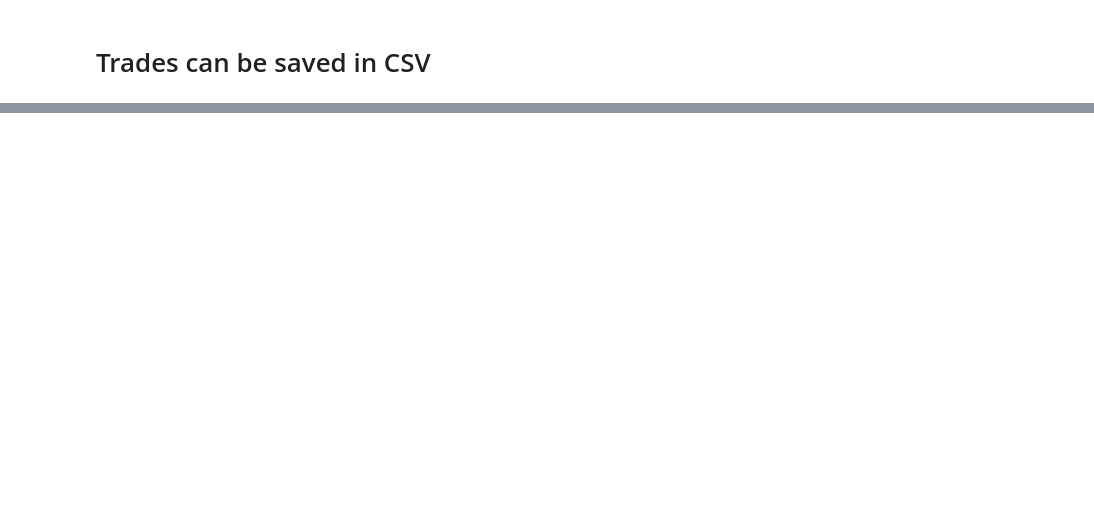
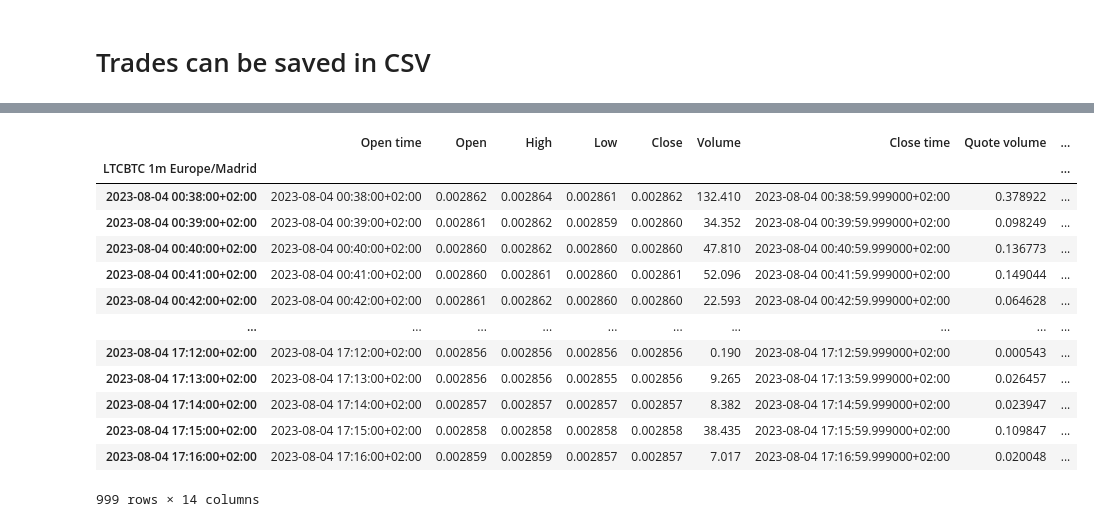
Before and after one commit to nand0san/binpan_studio, a Jupyter notebook: export CSV data.ipynb, the cells around one changed output, grey strips where cells are left out. Drawn from its saved outputs; the diff is of its cells as text; code cells hidden in the pictures; blank space fills up the shorter version.

```diff
--- a/export CSV data.ipynb
+++ b/export CSV data.ipynb
@@ -84,0 +97,2 @@ sym.save_agg_trades_csv()
+# %%
+tt = binpan.Symbol("LTCBTC", "1m", from_csv=True)
@@ -84,0 +106,17 @@ sym.save_agg_trades_csv()
+# %%
+tt.df
+# %% [output]
+|  | Open time | Open | High | Low | Close | Volume | Close time | Quote volume | ... |
+| LTCBTC 1m Europe/Madrid |  |  |  |  |  |  |  |  | ... |
+| 2023-08-04 00:38:00+02:00 | 2023-08-04 00:38:00+02:00 | 0.002862 | 0.002864 | 0.002861 | 0.002862 | 132.410 | 2023-08-04 00:38:59.999000+02:00 | 0.378922 | ... |
+| 2023-08-04 00:39:00+02:00 | 2023-08-04 00:39:00+02:00 | 0.002861 | 0.002862 | 0.002859 | 0.002860 | 34.352 | 2023-08-04 00:39:59.999000+02:00 | 0.098249 | ... |
+| 2023-08-04 00:40:00+02:00 | 2023-08-04 00:40:00+02:00 | 0.002860 | 0.002862 | 0.002860 | 0.002860 | 47.810 | 2023-08-04 00:40:59.999000+02:00 | 0.136773 | ... |
+| 2023-08-04 00:41:00+02:00 | 2023-08-04 00:41:00+02:00 | 0.002860 | 0.002861 | 0.002860 | 0.002861 | 52.096 | 2023-08-04 00:41:59.999000+02:00 | 0.149044 | ... |
+| 2023-08-04 00:42:00+02:00 | 2023-08-04 00:42:00+02:00 | 0.002861 | 0.002862 | 0.002860 | 0.002860 | 22.593 | 2023-08-04 00:42:59.999000+02:00 | 0.064628 | ... |
+| ... | ... | ... | ... | ... | ... | ... | ... | ... | ... |
+| 2023-08-04 17:12:00+02:00 | 2023-08-04 17:12:00+02:00 | 0.002856 | 0.002856 | 0.002856 | 0.002856 | 0.190 | 2023-08-04 17:12:59.999000+02:00 | 0.000543 | ... |
+| 2023-08-04 17:13:00+02:00 | 2023-08-04 17:13:00+02:00 | 0.002856 | 0.002856 | 0.002855 | 0.002856 | 9.265 | 2023-08-04 17:13:59.999000+02:00 | 0.026457 | ... |
+| 2023-08-04 17:14:00+02:00 | 2023-08-04 17:14:00+02:00 | 0.002857 | 0.002857 | 0.002857 | 0.002857 | 8.382 | 2023-08-04 17:14:59.999000+02:00 | 0.023947 | ... |
+| 2023-08-04 17:15:00+02:00 | 2023-08-04 17:15:00+02:00 | 0.002858 | 0.002858 | 0.002858 | 0.002858 | 38.435 | 2023-08-04 17:15:59.999000+02:00 | 0.109847 | ... |
+| 2023-08-04 17:16:00+02:00 | 2023-08-04 17:16:00+02:00 | 0.002859 | 0.002859 | 0.002857 | 0.002857 | 7.017 | 2023-08-04 17:16:59.999000+02:00 | 0.020048 | ... |
+999 rows × 14 columns
```
Also changed, not shown: parts of 15 cells of this notebook, 42 other files.
